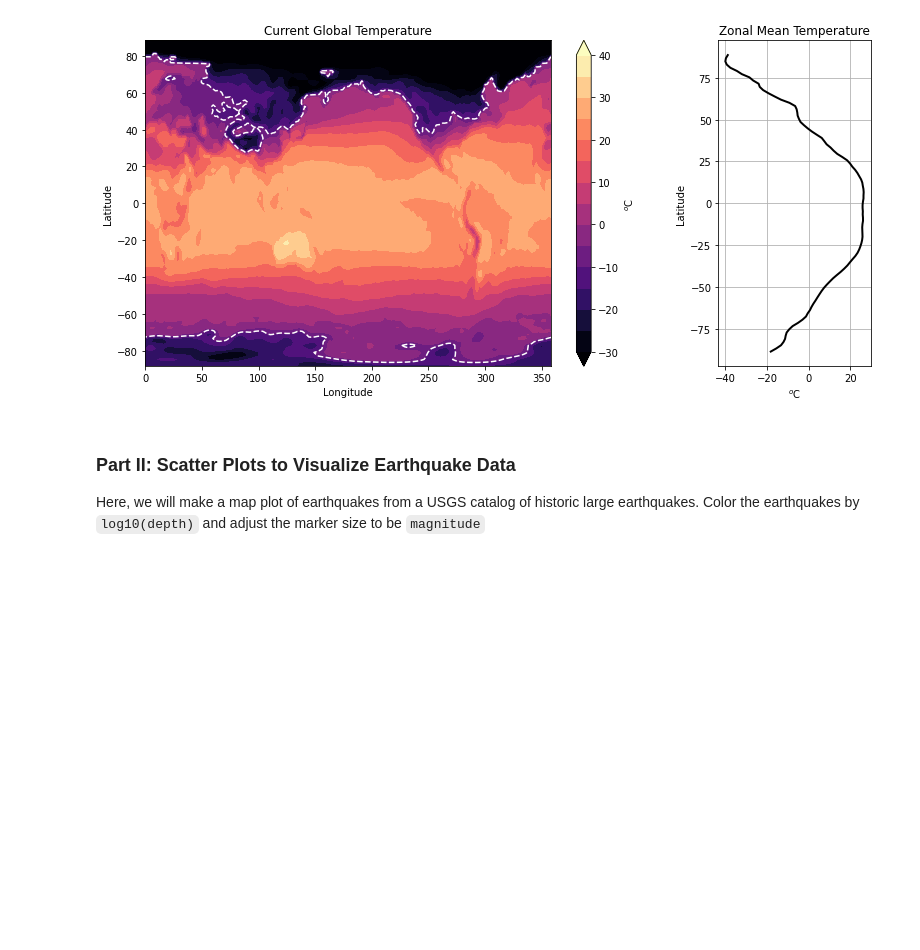
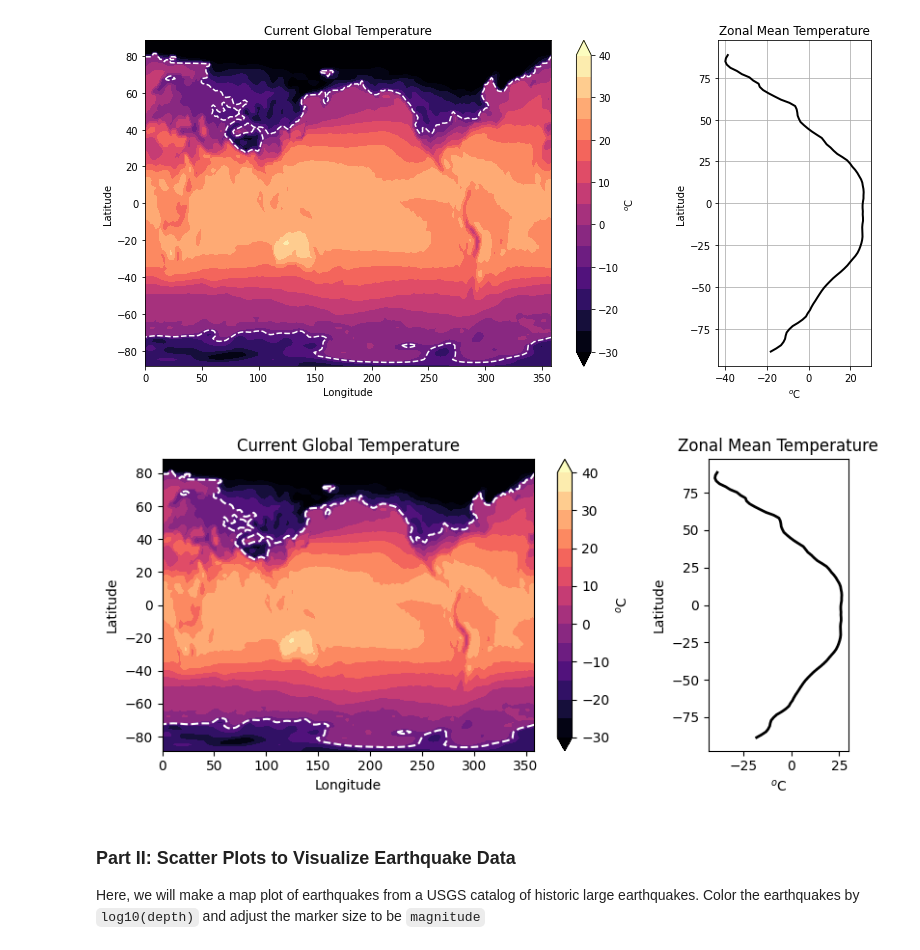
Before and after one commit to MarcoZanine/2024_Intro_Python, a Jupyter notebook: W2_S2.ipynb, the cells around one changed output. Drawn from its saved outputs; the diff is of its cells as text; code cells hidden in the pictures; blank space fills up the shorter version.

```diff
--- a/W2_S2.ipynb
+++ b/W2_S2.ipynb
@@ -74,20 +74,22 @@ Hint 5: Don't spend too too much time making your figure perfect as there is sti
 # %%
 # Replicate this figure
 # Temperature values are originally in Kelvin units -> Convert to degree celsius by subtracting 273.15
-fig, (__,__) = plt.subplots(1,2, figsize=(___,___),gridspec_kw={'width_ratios': [5, 1.5]})
-ctemp = __.________(___,__,_________,cmap='magma',levels=np.linspace(-30,40,15),extend='both')
-___._________(___,___,_________,colors='w',levels=[-10],extend='both')
-___.set_xlabel('________')
-___.set_ylabel('________')
-___.set_title('______________________')
-___._______(_____,ax=___,____='$^o$C')
+fig, (global_T,zonal_T) = plt.subplots(1,2, figsize=(8,4),gridspec_kw={'width_ratios': [5, 1.5]})
+ctemp = global_T.contourf(lon,lat,temp-273.15,cmap='magma',levels=np.linspace(-30,40,15),extend='both')
+global_T.contour(lon,lat,temp-273.15,colors='w',levels=[-10],extend='both')
+global_T.set_xlabel('Longitude')
+global_T.set_ylabel('Latitude')
+global_T.set_title('Current Global Temperature')
+fig.colorbar(ctemp,ax=global_T,label='$^o$C')
 
-___.____(np.__________(___________,axis=_),lat,lw=2,c='k')
-___.set_xlabel(r'$^{o}$C')
-___.set_ylabel(r'Latitude')
-___.set_title('Zonal Mean Temperature')
-plt.____()
+zonal_T.plot(np.mean(temp-273.15,axis=1),lat,lw=2,c='k')
+zonal_T.set_xlabel(r'$^{o}$C')
+zonal_T.set_ylabel(r'Latitude')
+zonal_T.set_title('Zonal Mean Temperature')
+plt.tight_layout()
 plt.show()
+# %% [output]
+[figure, added]
 # %% [markdown]
 ### Part II: Scatter Plots to Visualize Earthquake Data
 Here, we will make a map plot of earthquakes from a USGS catalog of historic large earthquakes. Color the earthquakes by `log10(depth)` and adjust the marker size to be `magnitude`
```
Also changed, not shown: parts of 4 cells of this notebook.
